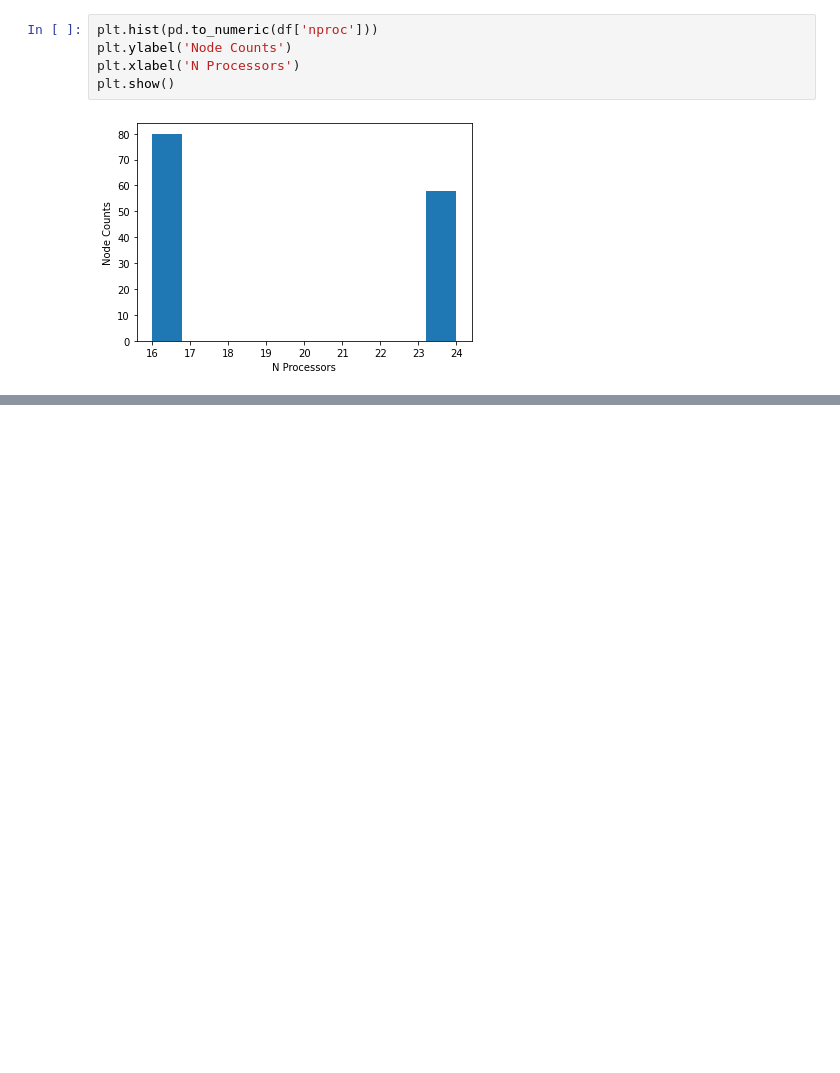
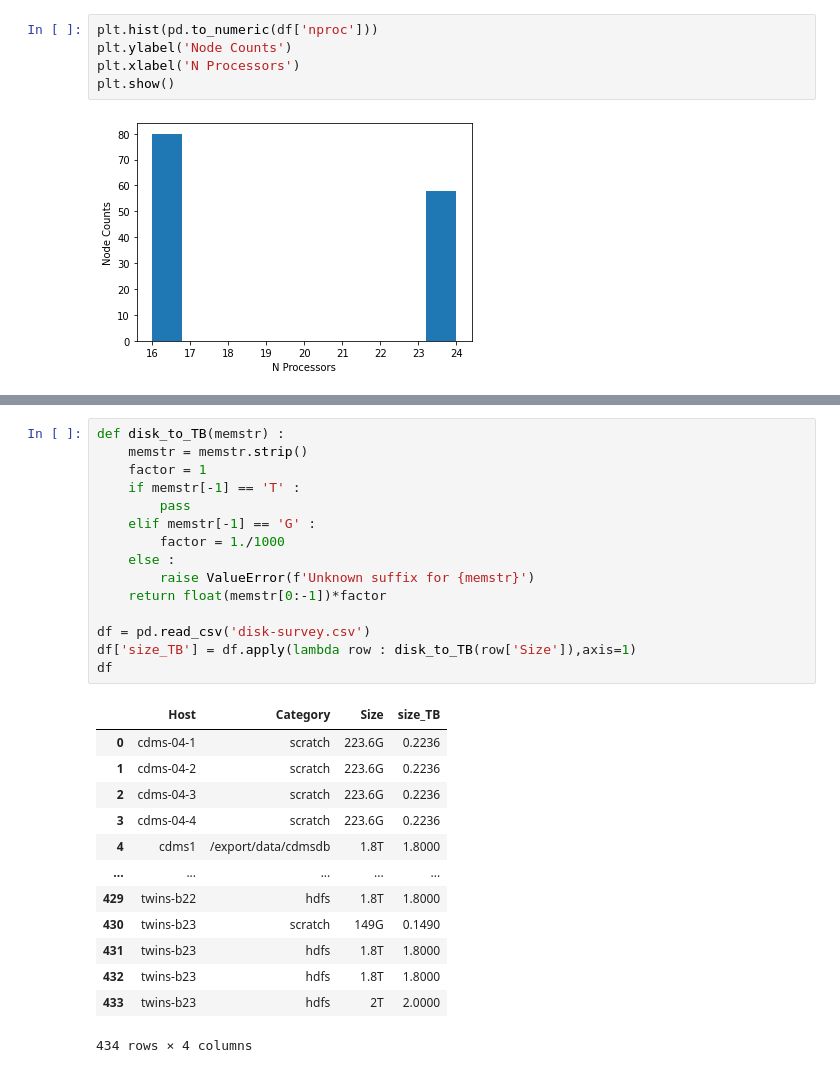
Before and after one commit to tomeichlersmith/umn-cluster, a Jupyter notebook: hardware/hwana.ipynb, the cells around one changed output, grey strips where cells are left out. Saved outputs shown, nothing was run; the diff lists cells and outputs as text; blank space fills up the shorter version.

```diff
--- a/hardware/hwana.ipynb
+++ b/hardware/hwana.ipynb
@@ -156,0 +176,29 @@ plt.show()
+# %%
+def disk_to_TB(memstr) :
+    memstr = memstr.strip()
+    factor = 1
+    if memstr[-1] == 'T' :
+        pass
+    elif memstr[-1] == 'G' :
+        factor = 1./1000
+    else :
+        raise ValueError(f'Unknown suffix for {memstr}')
+    return float(memstr[0:-1])*factor
+
+df = pd.read_csv('disk-survey.csv')
+df['size_TB'] = df.apply(lambda row : disk_to_TB(row['Size']),axis=1)
+df
+# %% [output]
+|  | Host | Category | Size | size_TB |
+| 0 | cdms-04-1 | scratch | 223.6G | 0.2236 |
+| 1 | cdms-04-2 | scratch | 223.6G | 0.2236 |
+| 2 | cdms-04-3 | scratch | 223.6G | 0.2236 |
+| 3 | cdms-04-4 | scratch | 223.6G | 0.2236 |
+| 4 | cdms1 | /export/data/cdmsdb | 1.8T | 1.8000 |
+| ... | ... | ... | ... | ... |
+| 429 | twins-b22 | hdfs | 1.8T | 1.8000 |
+| 430 | twins-b23 | scratch | 149G | 0.1490 |
+| 431 | twins-b23 | hdfs | 1.8T | 1.8000 |
+| 432 | twins-b23 | hdfs | 1.8T | 1.8000 |
+| 433 | twins-b23 | hdfs | 2T | 2.0000 |
+434 rows × 4 columns
```
Also changed, not shown: parts of 5 cells of this notebook, 6 other files.
